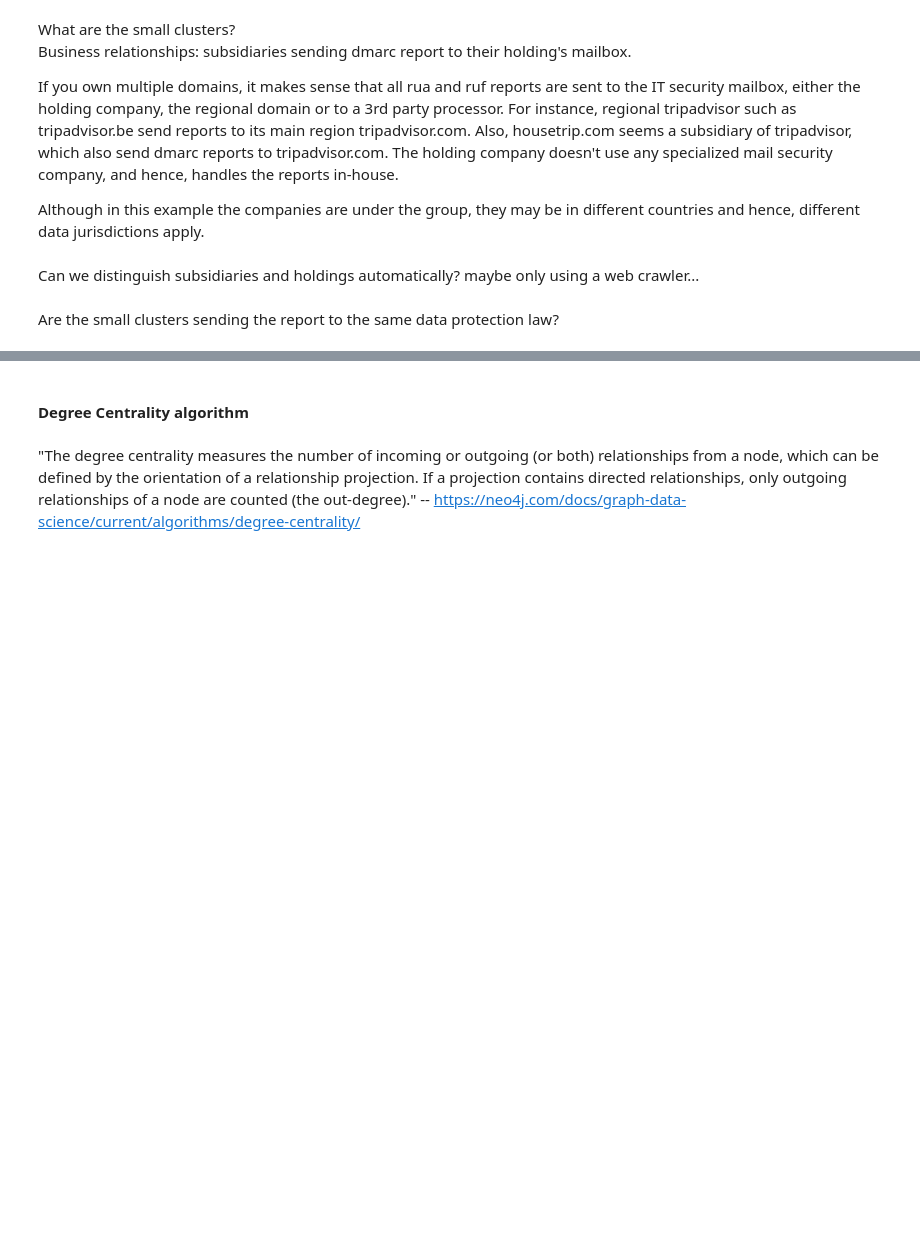
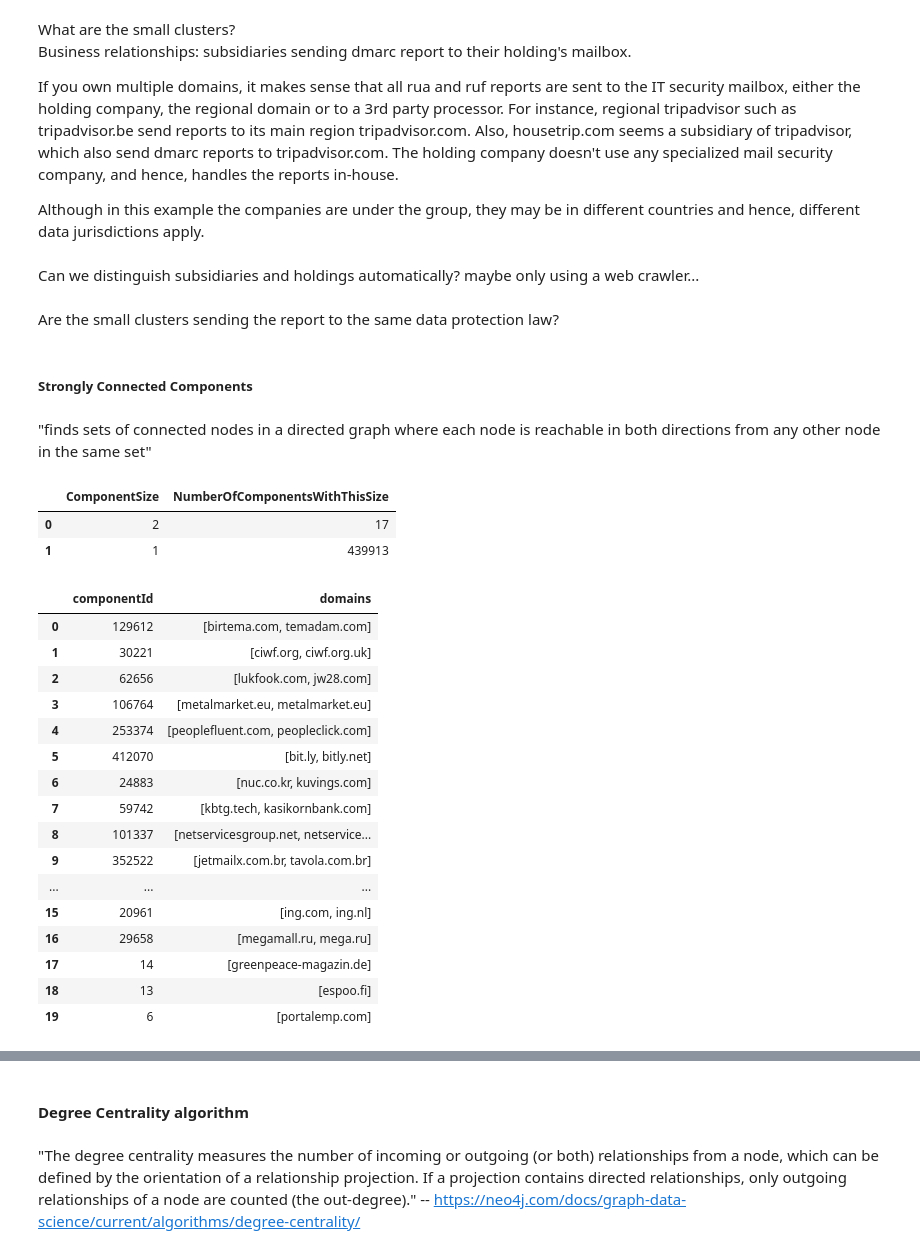
Before and after one commit to internettransparency/dmarc-cctld-research, a Jupyter notebook: notebooks/process-results.ipynb, the cells around one changed output, grey strips where cells are left out. Saved outputs shown, nothing was run; the diff lists cells and outputs as text; code cells hidden in the pictures; blank space fills up the shorter version.

```diff
--- a/notebooks/process-results.ipynb
+++ b/notebooks/process-results.ipynb
@@ -452,3 +452,47 @@ Although in this example the companies are under the group, they may be in diffe
 Can we distinguish subsidiaries and holdings automatically? maybe only using a web crawler...
 # %% [markdown]
 Are the small clusters sending the report to the same data protection law?
+# %% [markdown]
+##### Strongly Connected Components
+# %% [markdown]
+"finds sets of connected nodes in a directed graph where each node is reachable in both directions from any other node in the same set"
+# %%
+with Neo4jConnection(URI, *AUTH) as conn:
+    scc_pdf = conn.query_to_df("""
+        CALL gds.scc.stream("DMARC", {relationshipTypes: ['RUA', 'RUF']})
+        YIELD nodeId, componentId
+        WITH componentId, count(nodeId) AS component_size
+        RETURN component_size AS ComponentSize, count(*) AS NumberOfComponentsWithThisSize
+        ORDER BY ComponentSize DESC
+    """)
+    display(scc_pdf)
+
+    scc_pdf = conn.query_to_df("""
+        CALL gds.scc.stream("DMARC", {relationshipTypes: ['RUA', 'RUF']})
+        YIELD nodeId, componentId
+        RETURN componentId, collect(gds.util.asNode(nodeId).id) AS domains
+        ORDER BY size(domains) DESC
+        LIMIT 20
+    """)
+    display(scc_pdf)
+# %% [output]
+|  | ComponentSize | NumberOfComponentsWithThisSize |
+| 0 | 2 | 17 |
+| 1 | 1 | 439913 |
+|  | componentId | domains |
+| 0 | 129612 | [birtema.com, temadam.com] |
+| 1 | 30221 | [ciwf.org, ciwf.org.uk] |
+| 2 | 62656 | [lukfook.com, jw28.com] |
+| 3 | 106764 | [metalmarket.eu, metalmarket.eu] |
+| 4 | 253374 | [peoplefluent.com, peopleclick.com] |
+| 5 | 412070 | [bit.ly, bitly.net] |
+| 6 | 24883 | [nuc.co.kr, kuvings.com] |
+| 7 | 59742 | [kbtg.tech, kasikornbank.com] |
+| 8 | 101337 | [netservicesgroup.net, netservice... |
+| 9 | 352522 | [jetmailx.com.br, tavola.com.br] |
+| ... | ... | ... |
+| 15 | 20961 | [ing.com, ing.nl] |
+| 16 | 29658 | [megamall.ru, mega.ru] |
+| 17 | 14 | [greenpeace-magazin.de] |
+| 18 | 13 | [espoo.fi] |
+| 19 | 6 | [portalemp.com] |
```
Also changed, not shown: parts of 4 cells of this notebook.
